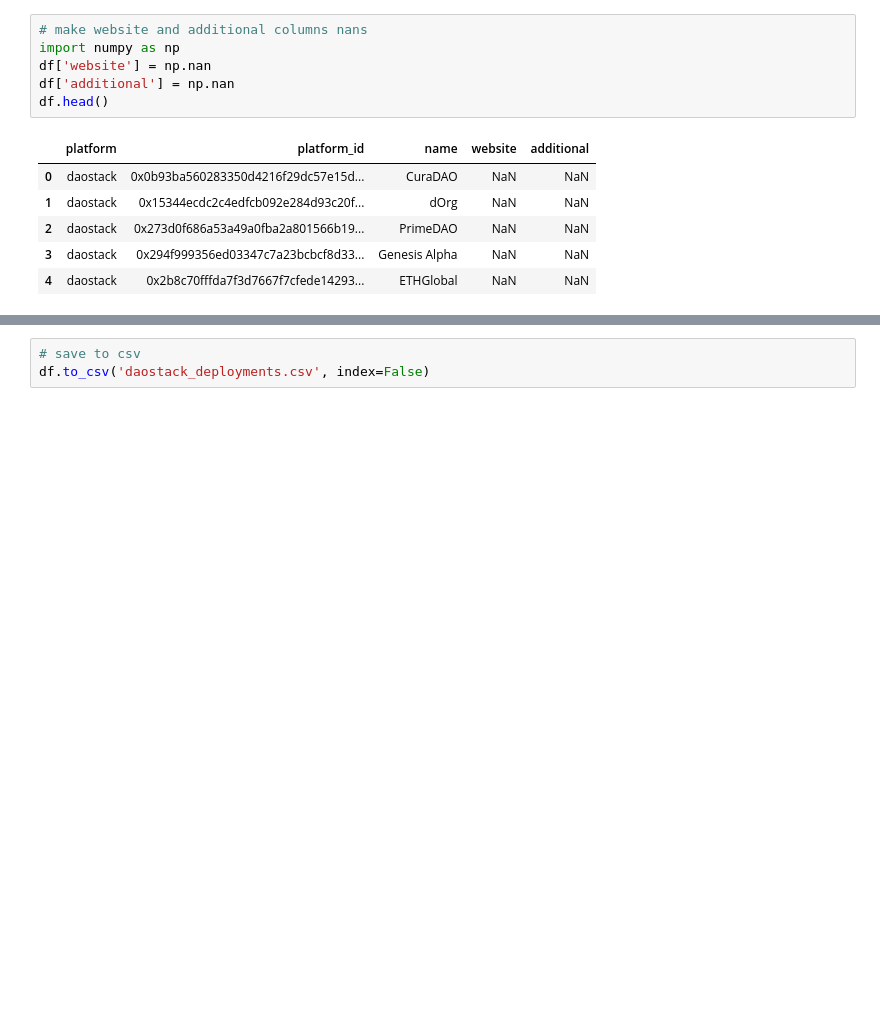
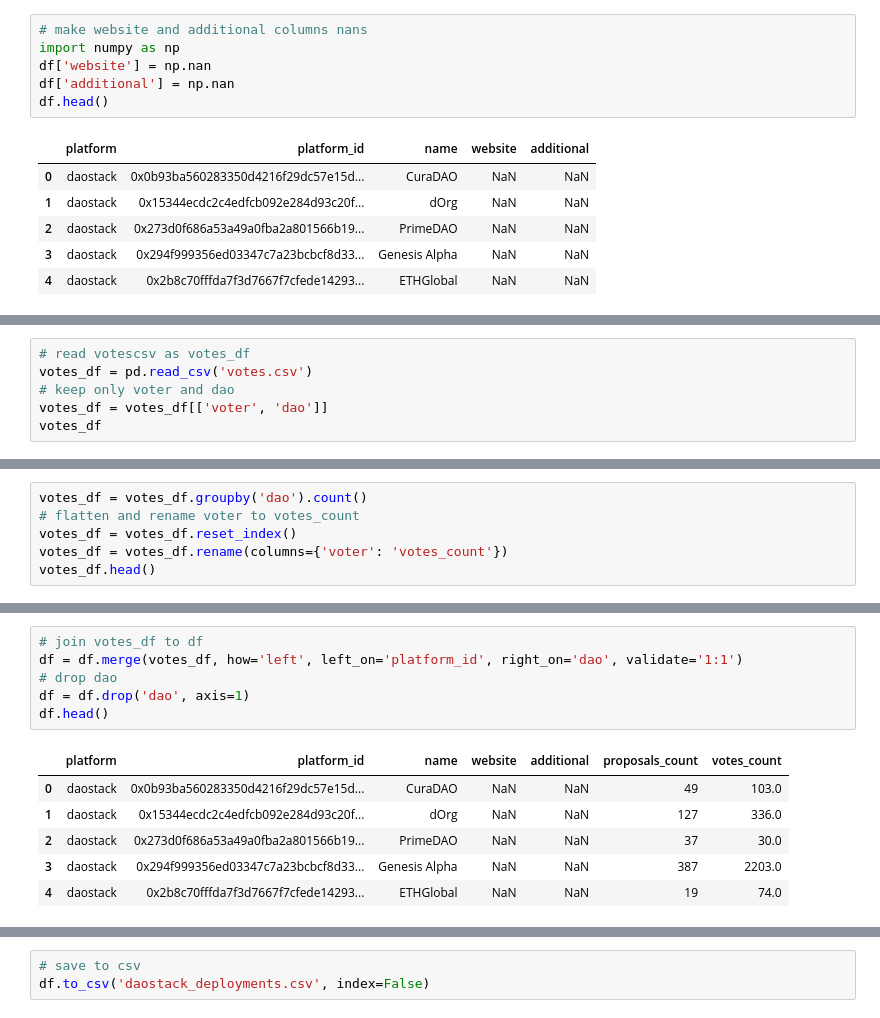
Before and after one commit to daviddavo/daos-verano, a Jupyter notebook: 001_get_deployments/daostack/daostack_get_deployments.ipynb, the cells around one changed output, grey strips where cells are left out. Saved outputs shown, nothing was run; the diff lists cells and outputs as text; blank space fills up the shorter version.

```diff
--- a/001_get_deployments/daostack/daostack_get_deployments.ipynb
+++ b/001_get_deployments/daostack/daostack_get_deployments.ipynb
@@ -44,0 +153,6 @@ df.head()
+# %%
+# read votescsv as votes_df
+votes_df = pd.read_csv('votes.csv')
+# keep only voter and dao
+votes_df = votes_df[['voter', 'dao']]
+votes_df
@@ -44,0 +173,6 @@ df.head()
+# %%
+votes_df = votes_df.groupby('dao').count()
+# flatten and rename voter to votes_count
+votes_df = votes_df.reset_index()
+votes_df = votes_df.rename(columns={'voter': 'votes_count'})
+votes_df.head()
@@ -44,0 +186,13 @@ df.head()
+# %%
+# join votes_df to df
+df = df.merge(votes_df, how='left', left_on='platform_id', right_on='dao', validate='1:1')
+# drop dao
+df = df.drop('dao', axis=1)
+df.head()
+# %% [output]
+|  | platform | platform_id | name | website | additional | proposals_count | votes_count |
+| 0 | daostack | 0x0b93ba560283350d4216f29dc57e15d... | CuraDAO | NaN | NaN | 49 | 103.0 |
+| 1 | daostack | 0x15344ecdc2c4edfcb092e284d93c20f... | dOrg | NaN | NaN | 127 | 336.0 |
+| 2 | daostack | 0x273d0f686a53a49a0fba2a801566b19... | PrimeDAO | NaN | NaN | 37 | 30.0 |
+| 3 | daostack | 0x294f999356ed03347c7a23bcbcf8d33... | Genesis Alpha | NaN | NaN | 387 | 2203.0 |
+| 4 | daostack | 0x2b8c70fffda7f3d7667f7cfede14293... | ETHGlobal | NaN | NaN | 19 | 74.0 |
```
Also changed, not shown: parts of 14 cells of this notebook, 1 other file.
